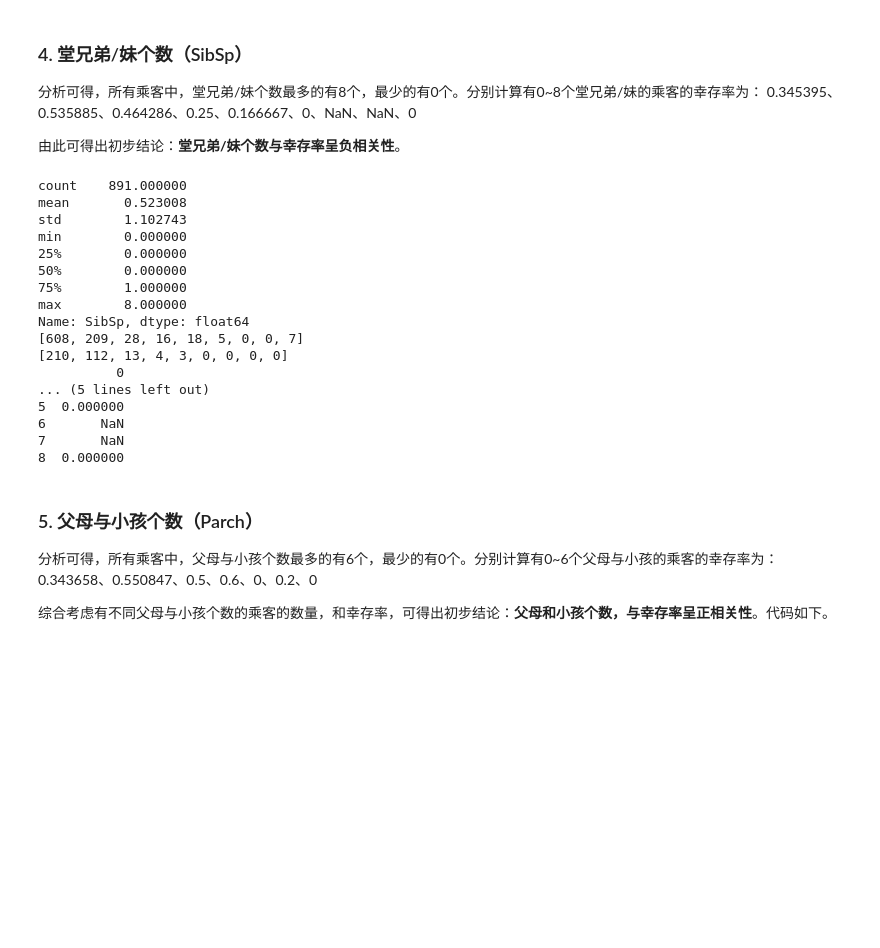
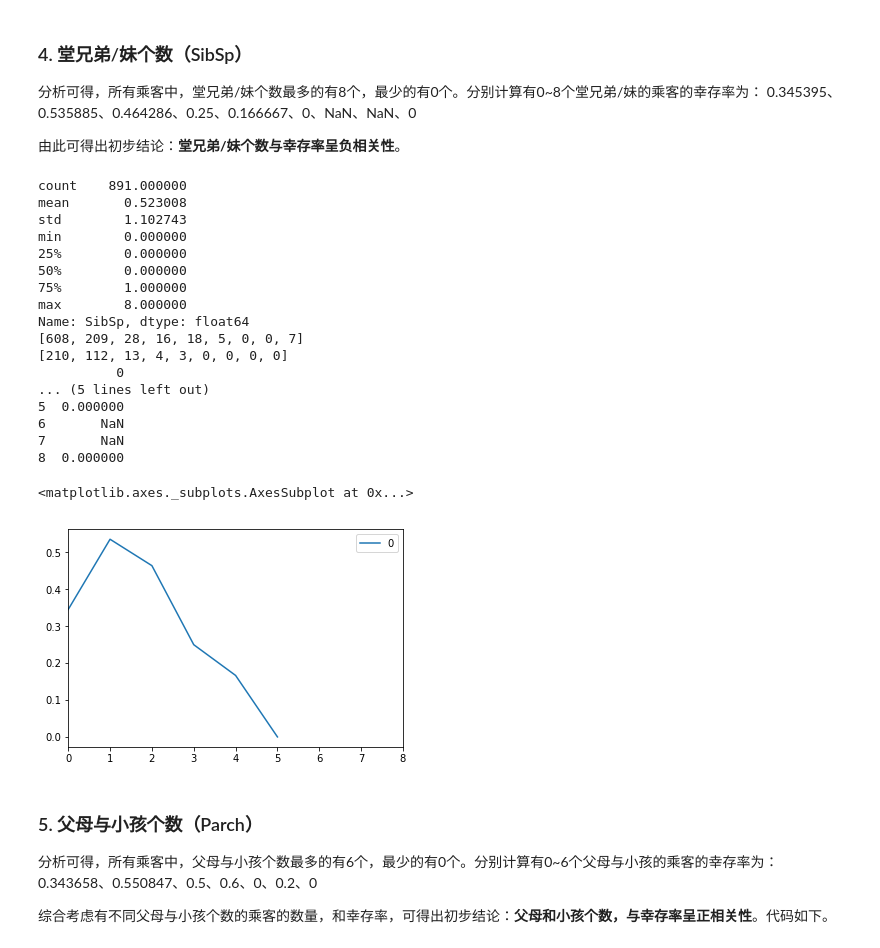
Before and after one commit to dongrenguang/titanic-analysis, a Jupyter notebook: titanic-analysis.ipynb, the cells around one changed output. Cells and saved outputs as stored; diff of their text form; code cells hidden in the pictures; blank space fills up the shorter version.

```diff
--- a/titanic-analysis.ipynb
+++ b/titanic-analysis.ipynb
@@ -104,34 +124,38 @@ Name: Age, dtype: float64
 print data['SibSp'].describe()
 
 n_ss = [0] * 9
 n_s_ss = [0] * 9
 for i in range(num):
     sib_sp = data.iloc[i].SibSp
     if not pd.isnull(sib_sp):
         n_ss[int(sib_sp)] += 1
         if data.iloc[i].Survived == 1:
             n_s_ss[int(sib_sp)] += 1
 print n_ss
 print n_s_ss
-print pd.DataFrame(n_s_ss) / pd.DataFrame(n_ss)
+result = pd.DataFrame(n_s_ss) / pd.DataFrame(n_ss)
+print result
+result.plot()
 # %% [output]
 count    891.000000
 mean       0.523008
 std        1.102743
 min        0.000000
 25%        0.000000
 50%        0.000000
 75%        1.000000
 max        8.000000
 Name: SibSp, dtype: float64
 [608, 209, 28, 16, 18, 5, 0, 0, 7]
 [210, 112, 13, 4, 3, 0, 0, 0, 0]
           0
 ... (5 lines left out)
 5  0.000000
 6       NaN
 7       NaN
 8  0.000000
+<matplotlib.axes._subplots.AxesSubplot at 0x...>
+[figure, added]
 # %% [markdown]
 ### 5. 父母与小孩个数（Parch）
 
```
Also changed, not shown: parts of 6 cells of this notebook, 2 other files.
